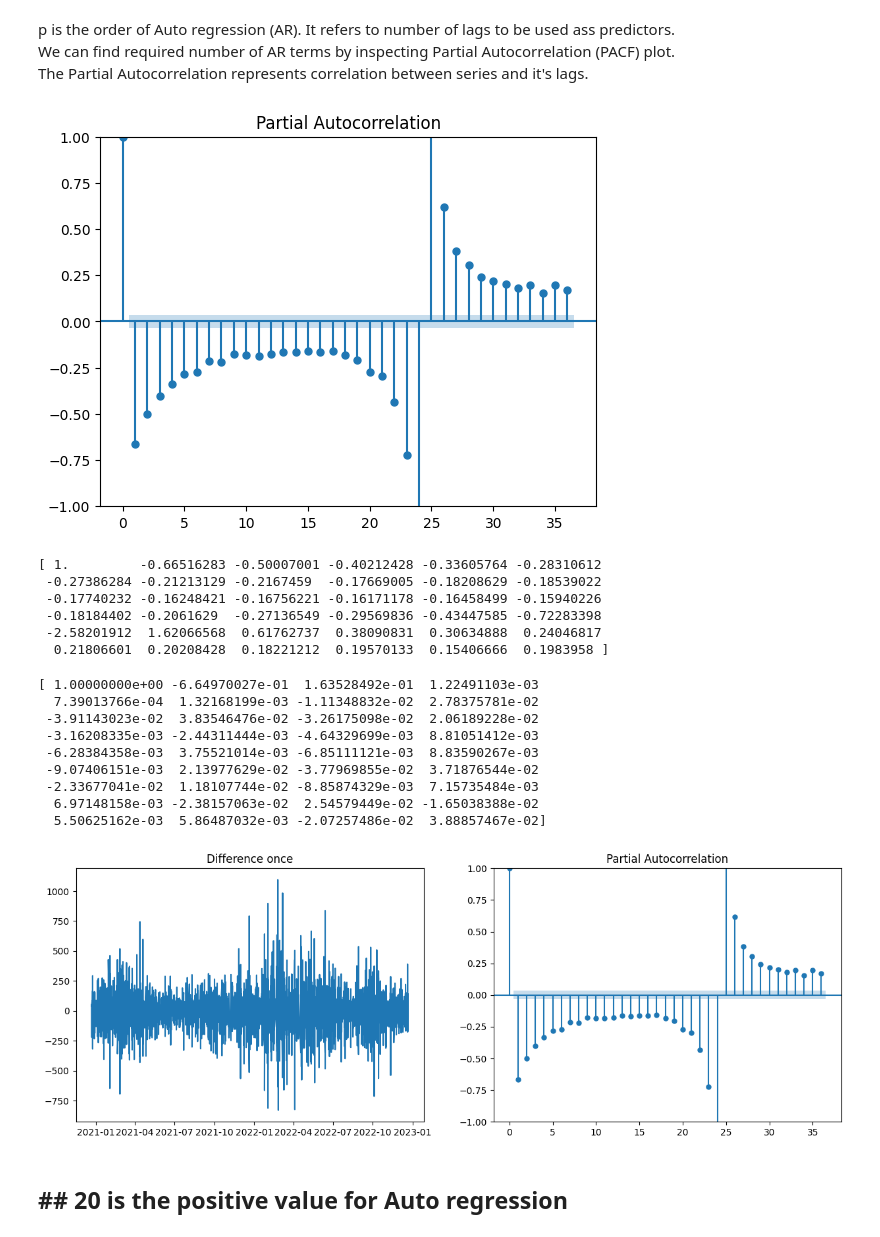
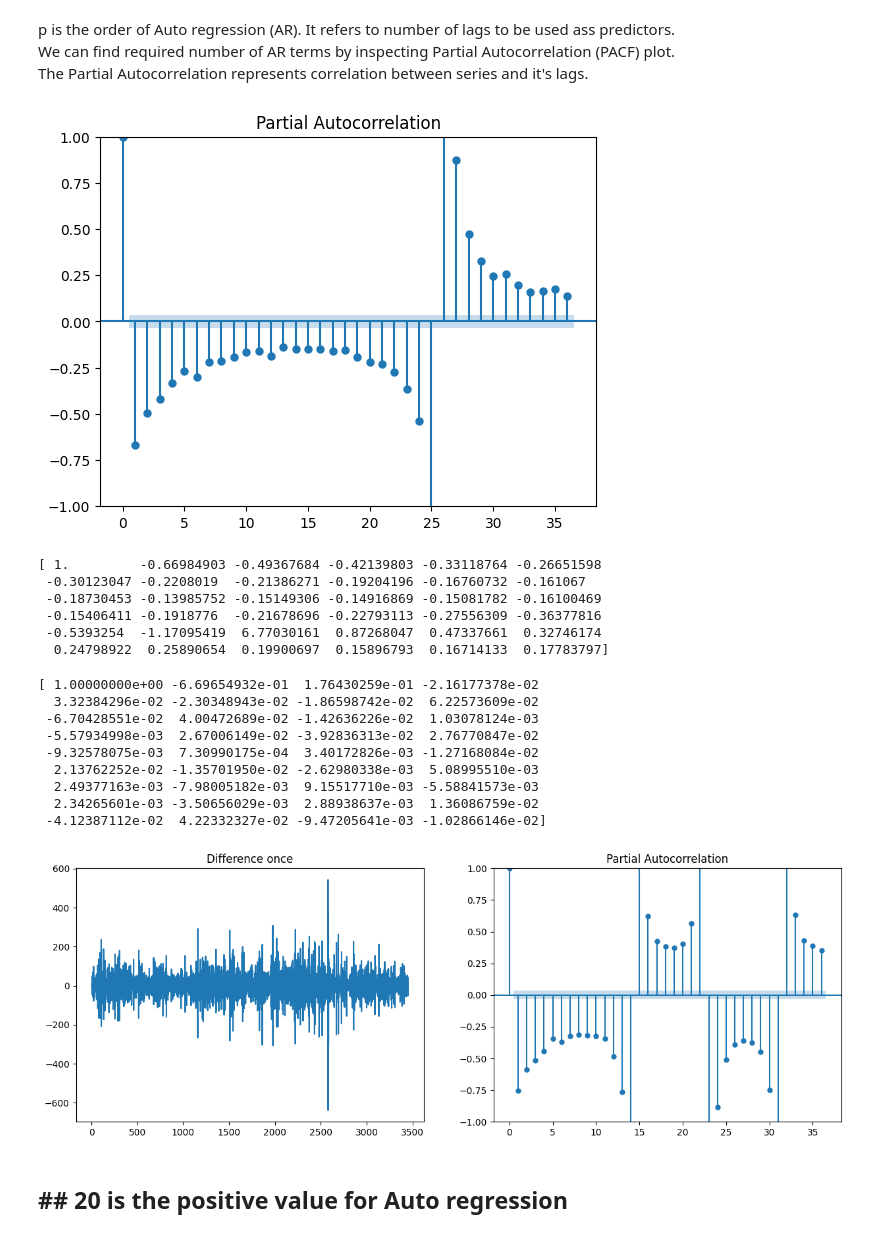
Before and after one commit to Rohitwaldekar/Real-Time-Sock-Price-Forecasting, a Jupyter notebook: notebooks/ARIMA-model-development.ipynb, the cells around one changed output. Cells and saved outputs as stored; diff of their text form; code cells hidden in the pictures.

```diff
--- a/notebooks/ARIMA-model-development.ipynb
+++ b/notebooks/ARIMA-model-development.ipynb
@@ -13,7 +13,7 @@ from sklearn.metrics import mean_squared_error
 # %% [markdown]
 # Read data from file
 # %%
-df = pd.read_csv('../data/raw/data.csv',parse_dates=True)
+df = pd.read_csv('../data/raw/data.csv',parse_dates=True, header=None)
 # %% [markdown]
 # Looking into data
 # %%
@@ -29,3 +28,5 @@ df.head()
+# %%
+df.columns = ['Datetime','Close']
 # %%
 df.describe()
 # %% [output]
@@ -167,43 +161,43 @@ diff = df['Close'].diff().diff().diff().dropna()
 # ax1.set_title('Difference once')
 p = plot_pacf(diff);
 # %% [output]
-[figure, old version]
+[figure, new version]
 # %%
 # statsmodels.tsa.stattools.pacf
 from statsmodels.tsa.stattools import pacf
 diff = df['Close'].diff().diff().diff().dropna()
 print(pacf(diff))
 # %% [output]
-[ 1.         -0.66516283 -0.50007001 -0.40212428 -0.33605764 -0.28310612
- -0.27386284 -0.21213129 -0.2167459  -0.17669005 -0.18208629 -0.18539022
- -0.17740232 -0.16248421 -0.16756221 -0.16171178 -0.16458499 -0.15940226
- -0.18184402 -0.2061629  -0.27136549 -0.29569836 -0.43447585 -0.72283398
- -2.58201912  1.62066568  0.61762737  0.38090831  0.30634888  0.24046817
-  0.21806601  0.20208428  0.18221212  0.19570133  0.15406666  0.1983958 ]
+[ 1.         -0.66984903 -0.49367684 -0.42139803 -0.33118764 -0.26651598
+ -0.30123047 -0.2208019  -0.21386271 -0.19204196 -0.16760732 -0.161067
+ -0.18730453 -0.13985752 -0.15149306 -0.14916869 -0.15081782 -0.16100469
+ -0.15406411 -0.1918776  -0.21678696 -0.22793113 -0.27556309 -0.36377816
+ -0.5393254  -1.17095419  6.77030161  0.87268047  0.47337661  0.32746174
+  0.24798922  0.25890654  0.19900697  0.15896793  0.16714133  0.17783797]
 # %%
 from statsmodels.tsa.stattools import acf
 diff = df['Close'].diff().diff().diff().dropna()
 print(acf(diff))
 # %% [output]
-[ 1.00000000e+00 -6.64970027e-01  1.63528492e-01  1.22491103e-03
-  7.39013766e-04  1.32168199e-03 -1.11348832e-02  2.78375781e-02
- -3.91143023e-02  3.83546476e-02 -3.26175098e-02  2.06189228e-02
- -3.16208335e-03 -2.44311444e-03 -4.64329699e-03  8.81051412e-03
- -6.28384358e-03  3.75521014e-03 -6.85111121e-03  8.83590267e-03
- -9.07406151e-03  2.13977629e-02 -3.77969855e-02  3.71876544e-02
- -2.33677041e-02  1.18107744e-02 -8.85874329e-03  7.15735484e-03
-  6.97148158e-03 -2.38157063e-02  2.54579449e-02 -1.65038388e-02
-  5.50625162e-03  5.86487032e-03 -2.07257486e-02  3.88857467e-02]
+[ 1.00000000e+00 -6.69654932e-01  1.76430259e-01 -2.16177378e-02
+  3.32384296e-02 -2.30348943e-02 -1.86598742e-02  6.22573609e-02
+ -6.70428551e-02  4.00472689e-02 -1.42636226e-02  1.03078124e-03
+ -5.57934998e-03  2.67006149e-02 -3.92836313e-02  2.76770847e-02
+ -9.32578075e-03  7.30990175e-04  3.40172826e-03 -1.27168084e-02
+  2.13762252e-02 -1.35701950e-02 -2.62980338e-03  5.08995510e-03
+  2.49377163e-03 -7.98005182e-03  9.15517710e-03 -5.58841573e-03
+  2.34265601e-03 -3.50656029e-03  2.88938637e-03  1.36086759e-02
+ -4.12387112e-02  4.22332327e-02 -9.47205641e-03 -1.02866146e-02]
 # %%
-diff = df['Close'].diff().diff().diff().dropna()
+diff = df['Close'].diff().diff().diff().diff().dropna()
 
 fig, (ax1, ax2) = plt.subplots(1, 2, figsize=(15,5))
 
 ax1.plot(diff)
 ax1.set_title('Difference once')
 plot_pacf(diff, ax=ax2);
 # %% [output]
-[figure, old version]
+[figure, new version]
 # %% [markdown]
 ## ## 20 is the positive value for Auto regression
 # %% [markdown]
```
Also changed, not shown: parts of 19 cells of this notebook, 4 other files.
